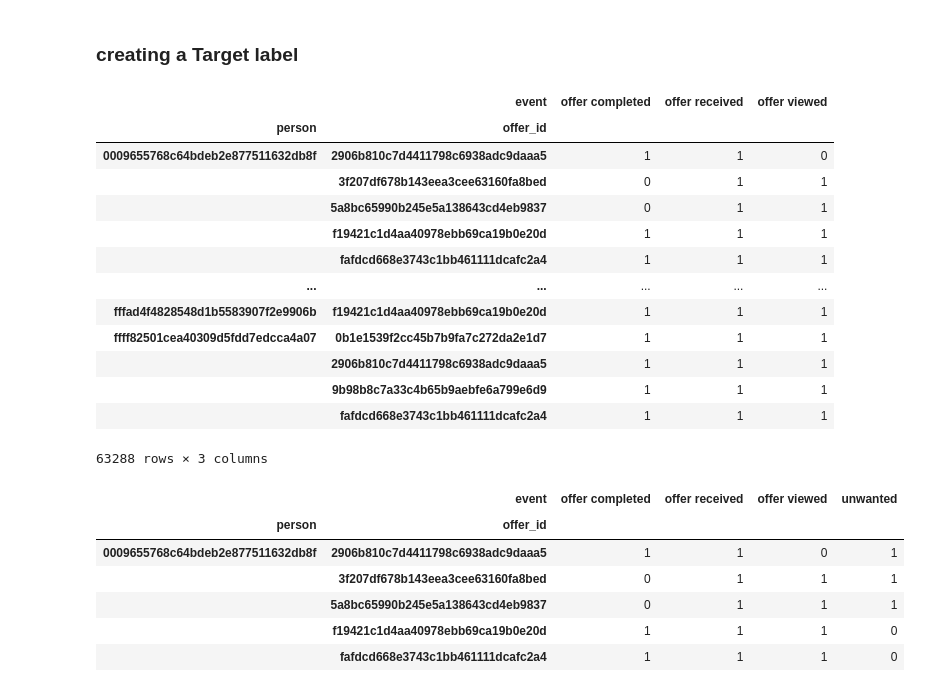
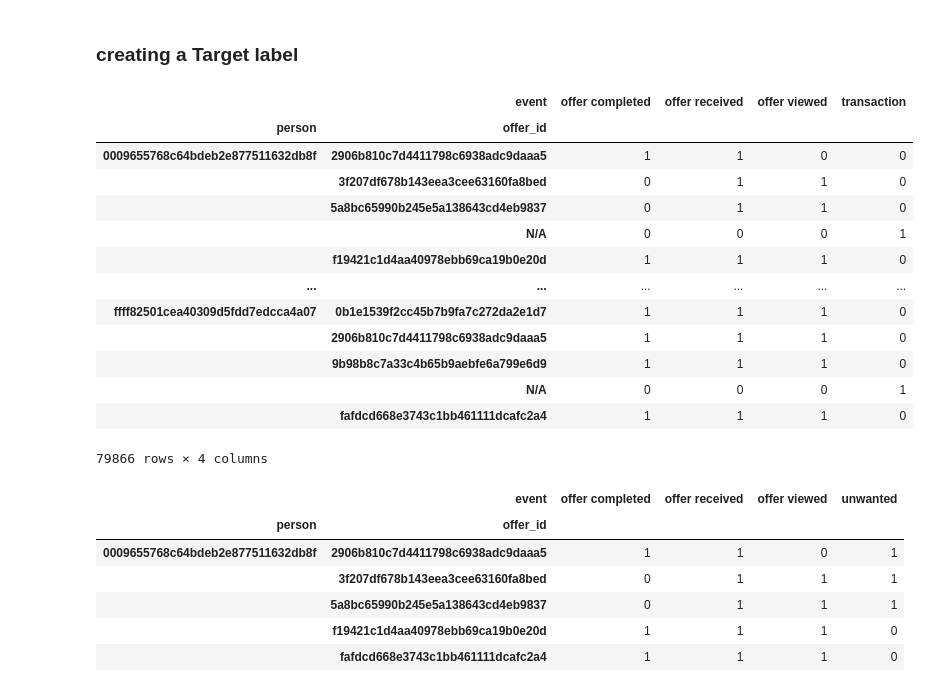
Before and after one commit to khalid-albadr/Starbucks-Offers-Project, a Jupyter notebook: Starbucks_Capstone_notebook.ipynb, the cells around one changed output. Drawn from its saved outputs; the diff is of its cells as text; code cells hidden in the pictures.

```diff
--- a/Starbucks_Capstone_notebook.ipynb
+++ b/Starbucks_Capstone_notebook.ipynb
@@ -559,22 +559,22 @@ Goal is to predict the unwanted offers , if a person (viewed and did not use an
 ### creating a Target label
 # %%
 df_all['used'] = 1
-person_all_offers = df_all.groupby(['person', 'offer_id','event'])['used'].max().unstack(fill_value=0)
-person_all_offers
+person_offer_matrix = df_all.groupby(['person', 'offer_id','event'])['used'].max().unstack(fill_value=0)
+person_offer_matrix
 # %% [output]
-|  | event | offer completed | offer received | offer viewed |
-| person | offer_id |  |  |  |
-| 0009655768c64bdeb2e877511632db8f | 2906b810c7d4411798c6938adc9daaa5 | 1 | 1 | 0 |
-|  | 3f207df678b143eea3cee63160fa8bed | 0 | 1 | 1 |
-|  | 5a8bc65990b245e5a138643cd4eb9837 | 0 | 1 | 1 |
-|  | f19421c1d4aa40978ebb69ca19b0e20d | 1 | 1 | 1 |
-|  | fafdcd668e3743c1bb461111dcafc2a4 | 1 | 1 | 1 |
-| ... | ... | ... | ... | ... |
-| fffad4f4828548d1b5583907f2e9906b | f19421c1d4aa40978ebb69ca19b0e20d | 1 | 1 | 1 |
-| ffff82501cea40309d5fdd7edcca4a07 | 0b1e1539f2cc45b7b9fa7c272da2e1d7 | 1 | 1 | 1 |
-|  | 2906b810c7d4411798c6938adc9daaa5 | 1 | 1 | 1 |
-|  | 9b98b8c7a33c4b65b9aebfe6a799e6d9 | 1 | 1 | 1 |
-|  | fafdcd668e3743c1bb461111dcafc2a4 | 1 | 1 | 1 |
+|  | event | offer completed | offer received | offer viewed | transaction |
+| person | offer_id |  |  |  |  |
+| 0009655768c64bdeb2e877511632db8f | 2906b810c7d4411798c6938adc9daaa5 | 1 | 1 | 0 | 0 |
+|  | 3f207df678b143eea3cee63160fa8bed | 0 | 1 | 1 | 0 |
+|  | 5a8bc65990b245e5a138643cd4eb9837 | 0 | 1 | 1 | 0 |
+|  | N/A | 0 | 0 | 0 | 1 |
+|  | f19421c1d4aa40978ebb69ca19b0e20d | 1 | 1 | 1 | 0 |
+| ... | ... | ... | ... | ... | ... |
+| ffff82501cea40309d5fdd7edcca4a07 | 0b1e1539f2cc45b7b9fa7c272da2e1d7 | 1 | 1 | 1 | 0 |
+|  | 2906b810c7d4411798c6938adc9daaa5 | 1 | 1 | 1 | 0 |
+|  | 9b98b8c7a33c4b65b9aebfe6a799e6d9 | 1 | 1 | 1 | 0 |
+|  | N/A | 0 | 0 | 0 | 1 |
+|  | fafdcd668e3743c1bb461111dcafc2a4 | 1 | 1 | 1 | 0 |
-63288 rows × 3 columns
+79866 rows × 4 columns
 # %%
 #if a person (viewed but did not use an offer) or (used it without viewing), then the offer is unwanted
```
Also changed, not shown: parts of 1 cell of this notebook.
